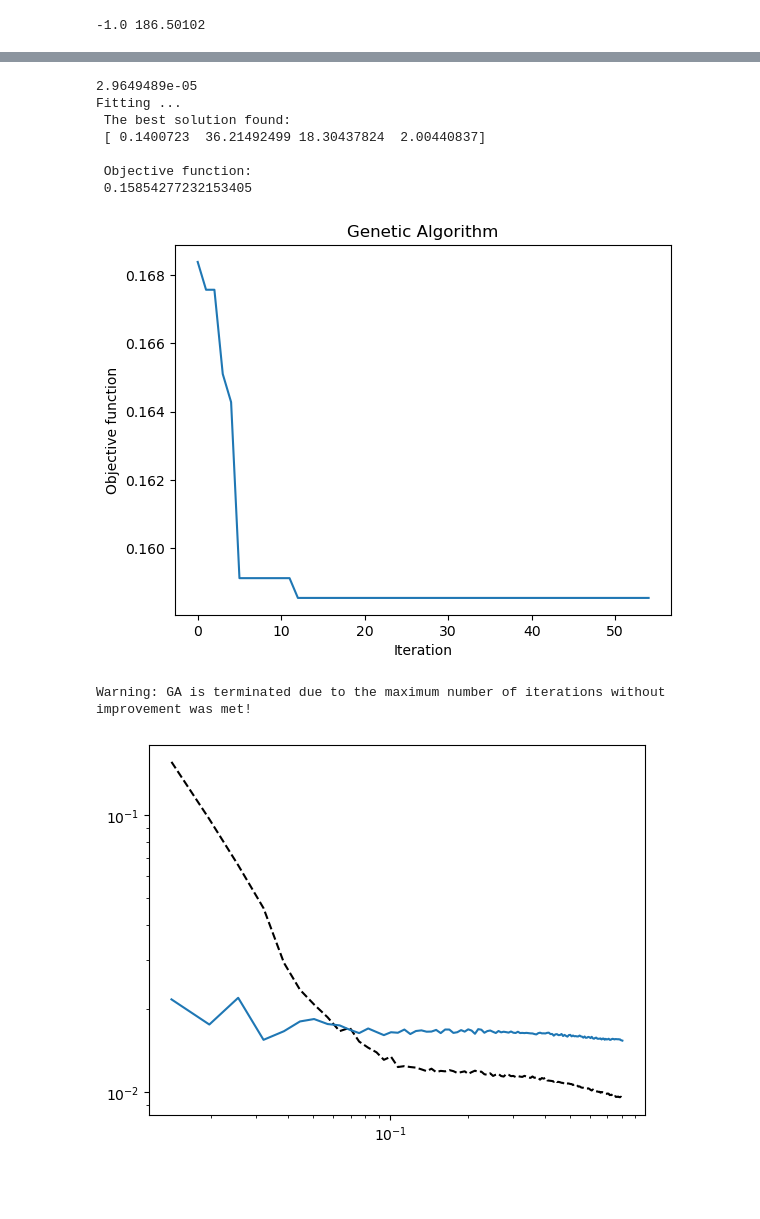
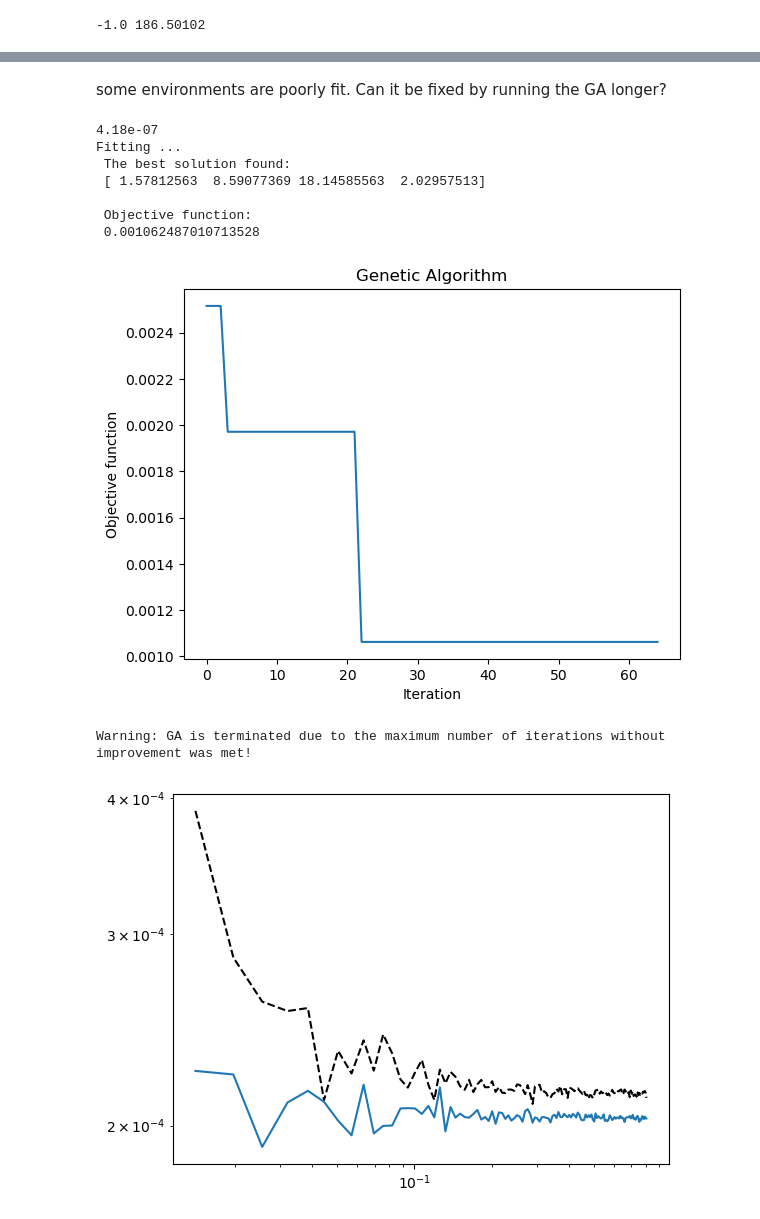
Before and after one commit to changhoonhahn/hodalpt, a Jupyter notebook: nb/fit_alptbias.ipynb, the cells around one changed output, grey strips where cells are left out. Saved outputs shown, nothing was run; the diff lists cells and outputs as text; code cells hidden in the pictures; blank space fills up the shorter version.

```diff
--- a/nb/fit_alptbias.ipynb
+++ b/nb/fit_alptbias.ipynb
@@ -207,3 +251,7 @@ print(np.amin(delta), np.amax(delta))
 # %%
 tweb = tweb.astype(int) - 1
 dweb = dweb.astype(int) - 1
+# %%
+for itweb in range(4):
+    for idweb in range(4):
+        print(np.sum(galmesh[np.logical_and(tweb==itweb, dweb==idweb)])/Lbox**3)
@@ -210,7 +275,7 @@ dweb = dweb.astype(int) - 1
 # %%
 kkth = 0.5
 
-for itweb in range(4):
+for itweb in range(3):
     for idweb in range(4):
 
         alpha_bounds = (0.01, 3.)
@@ -312,6 +377,4 @@ Warning: GA is terminated due to the maximum number of iterations without improv
 # %%
-kkth = 0.5
-
 itweb = 0
 idweb = 0
 
@@ -322,8 +385,8 @@ kkgal, pkgal = measure_spectrum(ncounts_mask)
 
 plt.loglog(kkgal, pkgal, c='k', ls='--')
 
-meandens = 5.2351086e-05
-x0new = np.array([1.96492891, 67.06129643, -0.88251063, 19.99242108, 1.41970262])
+meandens = np.sum(galmesh[np.logical_and(tweb==itweb, dweb==idweb)])/Lbox**3
+x0new = np.array([2.55507587, 46.52266564, -0.21905432, 2.35471611, 1.42032856])
 ncounts_new, normalization = biasmodel(Ngrid, Lbox, delta, tweb, dweb, meandens, x0new[0], x0new[1], x0new[2], x0new[3], x0new[4], itweb, idweb)
 ncounts_new_mask = np.zeros((Ngrid, Ngrid, Ngrid))
 ncounts_new_mask[np.logical_and(tweb==itweb, dweb==idweb)] = ncounts_new[np.logical_and(tweb==itweb, dweb==idweb)]
@@ -331,7 +394,7 @@ kk, pk = measure_spectrum(ncounts_new_mask)
 plt.loglog(kk, pk)
 
 
-x0new = np.array([1.96492891, 67.06129643, -1, 19.99242108, 1.41970262])
+x0new = np.array([2.55507587, 46.52266564, -1, 2.35471611, 1.42032856])
 ncounts_new, normalization = biasmodel(Ngrid, Lbox, delta, tweb, dweb, meandens, x0new[0], x0new[1], x0new[2], x0new[3], x0new[4], itweb, idweb)
 ncounts_new_mask = np.zeros((Ngrid, Ngrid, Ngrid))
 ncounts_new_mask[np.logical_and(tweb==itweb, dweb==idweb)] = ncounts_new[np.logical_and(tweb==itweb, dweb==idweb)]
@@ -339,7 +402,13 @@ kk, pk = measure_spectrum(ncounts_new_mask)
 plt.loglog(kk, pk)
 
 
-x0new = np.array([1.96492891, 67.06129643, 1, 19.99242108, 1.41970262])
+x0new = np.array([2.55507587, 46.52266564, 1, 2.35471611, 1.42032856])
+ncounts_new, normalization = biasmodel(Ngrid, Lbox, delta, tweb, dweb, meandens, x0new[0], x0new[1], x0new[2], x0new[3], x0new[4], itweb, idweb)
+ncounts_new_mask = np.zeros((Ngrid, Ngrid, Ngrid))
+ncounts_new_mask[np.logical_and(tweb==itweb, dweb==idweb)] = ncounts_new[np.logical_and(tweb==itweb, dweb==idweb)]
+kk, pk = measure_spectrum(ncounts_new_mask)
+
+x0new = np.array([2.55507587, 46.52266564, 2, 2.35471611, 1.42032856])
 ncounts_new, normalization = biasmodel(Ngrid, Lbox, delta, tweb, dweb, meandens, x0new[0], x0new[1], x0new[2], x0new[3], x0new[4], itweb, idweb)
 ncounts_new_mask = np.zeros((Ngrid, Ngrid, Ngrid))
 ncounts_new_mask[np.logical_and(tweb==itweb, dweb==idweb)] = ncounts_new[np.logical_and(tweb==itweb, dweb==idweb)]
@@ -419,10 +422,0 @@ IndexError: index 4 is out of bounds for axis 0 with size 4
-# %%
-ncounts_new, normalization = biasmodel(Ngrid, Lbox, delta, tweb, dweb, meandens, x0new[0], x0new[1], -1, x0new[2], x0new[3], itweb, idweb)
-ncounts_new_mask = np.zeros((Ngrid, Ngrid, Ngrid))
-ncounts_new_mask[np.logical_and(tweb==itweb, dweb==idweb)] = ncounts_new[np.logical_and(tweb==itweb, dweb==idweb)]
-
-kk, pk = measure_spectrum(ncounts_new_mask)
-
-plt.loglog(kkgal, pkgal, c='k', ls='--')
-plt.loglog(kk, pk)
-plt.show()
@@ -431,6 +423,8 @@ plt.show()
+# %% [markdown]
+some environments are poorly fit. Can it be fixed by running the GA longer?
 # %%
 itweb = 1
-idweb = 0
+idweb = 3
 
 alpha_bounds = (0.01, 3.)
 beta_bounds = (0.1, 100.)
@@ -471,35 +465,35 @@ algorithm_param = {'max_num_iteration': 200,
            'parents_portion': 0.3,
            'crossover_type':'uniform',
            'max_iteration_without_improv':40}
 
 model=ga(function=_chisquare,
          dimension=4,
          variable_type='real',
          variable_boundaries=bounds,
          algorithm_parameters=algorithm_param)
 model.run()
 convergence = model.report
 solution = model.output_dict
 
 x0new = solution['variable']
 
 ncounts_new, normalization = biasmodel(Ngrid, Lbox, delta, tweb, dweb, meandens, x0new[0], x0new[1], -1, x0new[2], x0new[3], itweb, idweb)
 ncounts_new_mask = np.zeros((Ngrid, Ngrid, Ngrid))
 ncounts_new_mask[np.logical_and(tweb==itweb, dweb==idweb)] = ncounts_new[np.logical_and(tweb==itweb, dweb==idweb)]
 
 kk, pk = measure_spectrum(ncounts_new_mask)
 
 plt.loglog(kkgal, pkgal, c='k', ls='--')
 plt.loglog(kk, pk)
 plt.show()
 # %% [output]
-2.9649489e-05
+4.18e-07
 Fitting ...
  The best solution found:
- [ 0.1400723  36.21492499 18.30437824  2.00440837]
+ [ 1.57812563  8.59077369 18.14585563  2.02957513]
 
  Objective function:
- 0.15854277232153405
+ 0.001062487010713528
-[figure, old version]
+[figure, new version]
 Warning: GA is terminated due to the maximum number of iterations without improvement was met!
-[figure, old version]
+[figure, new version]
```
Also changed, not shown: parts of 14 cells of this notebook.
